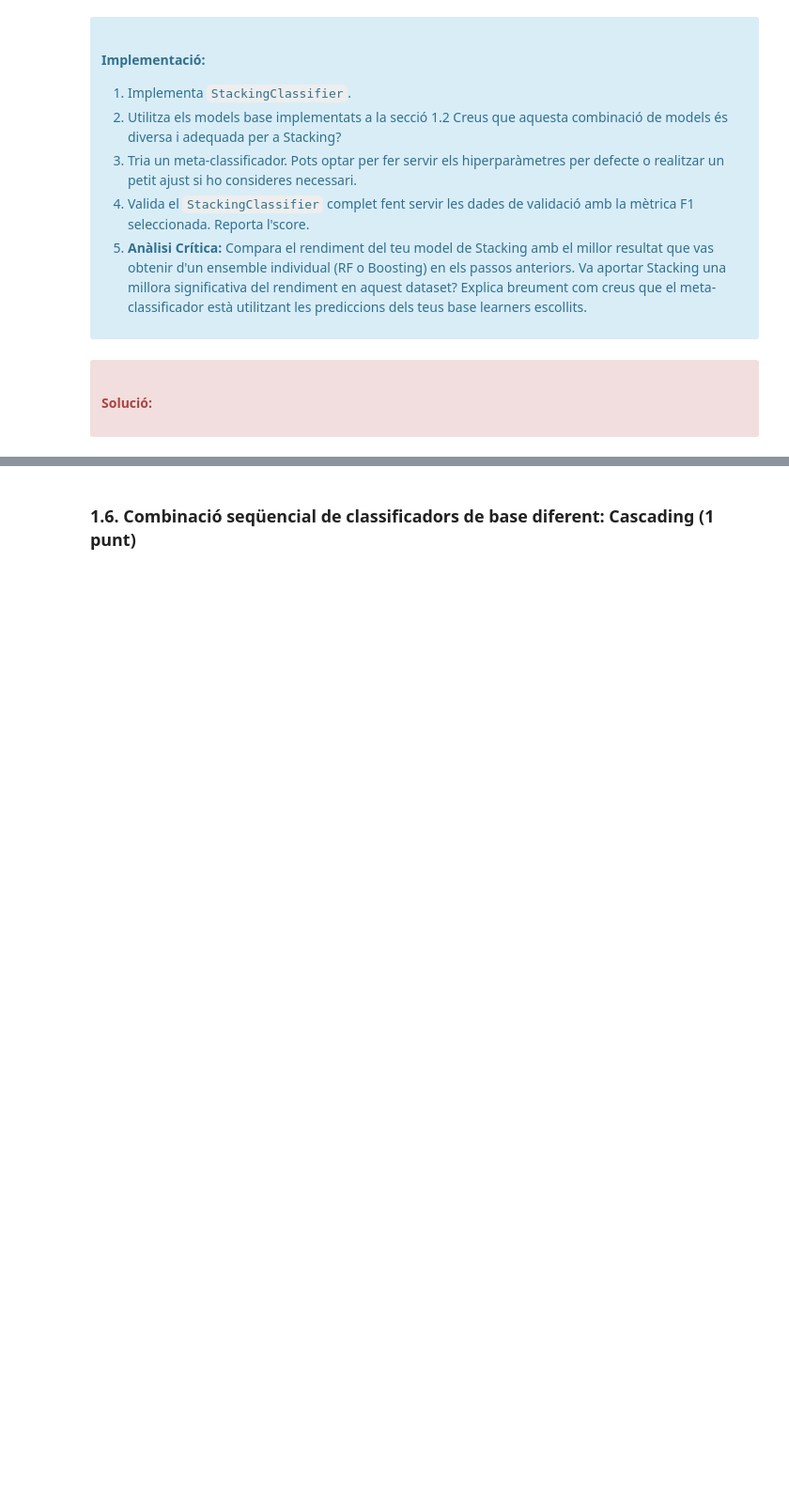
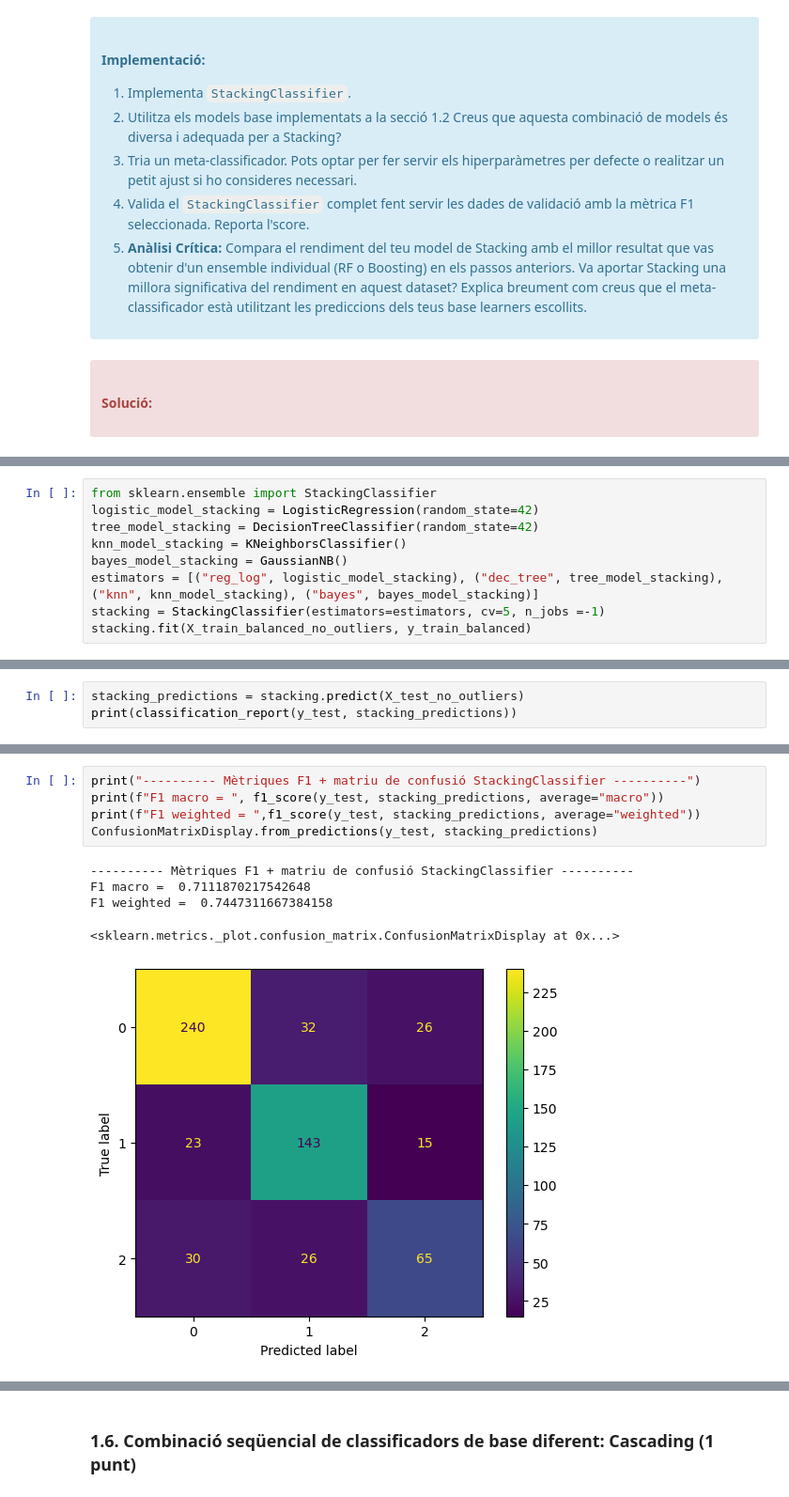
Before and after one commit to marc7666/PAC4-aprenentatge-automatic, a Jupyter notebook: M2_991_20242_PAC4_Enunciat.ipynb, the cells around one changed output, grey strips where cells are left out. Shown at 94% size. Drawn from its saved outputs; the diff is of its cells as text; blank space fills up the shorter version.

```diff
--- a/M2_991_20242_PAC4_Enunciat.ipynb
+++ b/M2_991_20242_PAC4_Enunciat.ipynb
@@ -891,0 +970,9 @@ Comenta dins d'aquesta cel·la la teva anàlisi crítica, fes servir tantes cel
+# %%
+from sklearn.ensemble import StackingClassifier
+logistic_model_stacking = LogisticRegression(random_state=42)
+tree_model_stacking = DecisionTreeClassifier(random_state=42)
+knn_model_stacking = KNeighborsClassifier()
+bayes_model_stacking = GaussianNB()
+estimators = [("reg_log", logistic_model_stacking), ("dec_tree", tree_model_stacking), ("knn", knn_model_stacking), ("bayes", bayes_model_stacking)]
+stacking = StackingClassifier(estimators=estimators, cv=5, n_jobs =-1)
+stacking.fit(X_train_balanced_no_outliers, y_train_balanced)
@@ -891,0 +987,3 @@ Comenta dins d'aquesta cel·la la teva anàlisi crítica, fes servir tantes cel
+# %%
+stacking_predictions = stacking.predict(X_test_no_outliers)
+print(classification_report(y_test, stacking_predictions))
@@ -891,0 +1000,11 @@ Comenta dins d'aquesta cel·la la teva anàlisi crítica, fes servir tantes cel
+# %%
+print("---------- Mètriques F1 + matriu de confusió StackingClassifier ----------")
+print(f"F1 macro = ", f1_score(y_test, stacking_predictions, average="macro"))
+print(f"F1 weighted = ",f1_score(y_test, stacking_predictions, average="weighted"))
+ConfusionMatrixDisplay.from_predictions(y_test, stacking_predictions)
+# %% [output]
+---------- Mètriques F1 + matriu de confusió StackingClassifier ----------
+F1 macro =  0.7111870217542648
+F1 weighted =  0.7447311667384158
+<sklearn.metrics._plot.confusion_matrix.ConfusionMatrixDisplay at 0x...>
+[figure, added]
```
Also changed, not shown: parts of 25 cells of this notebook.
